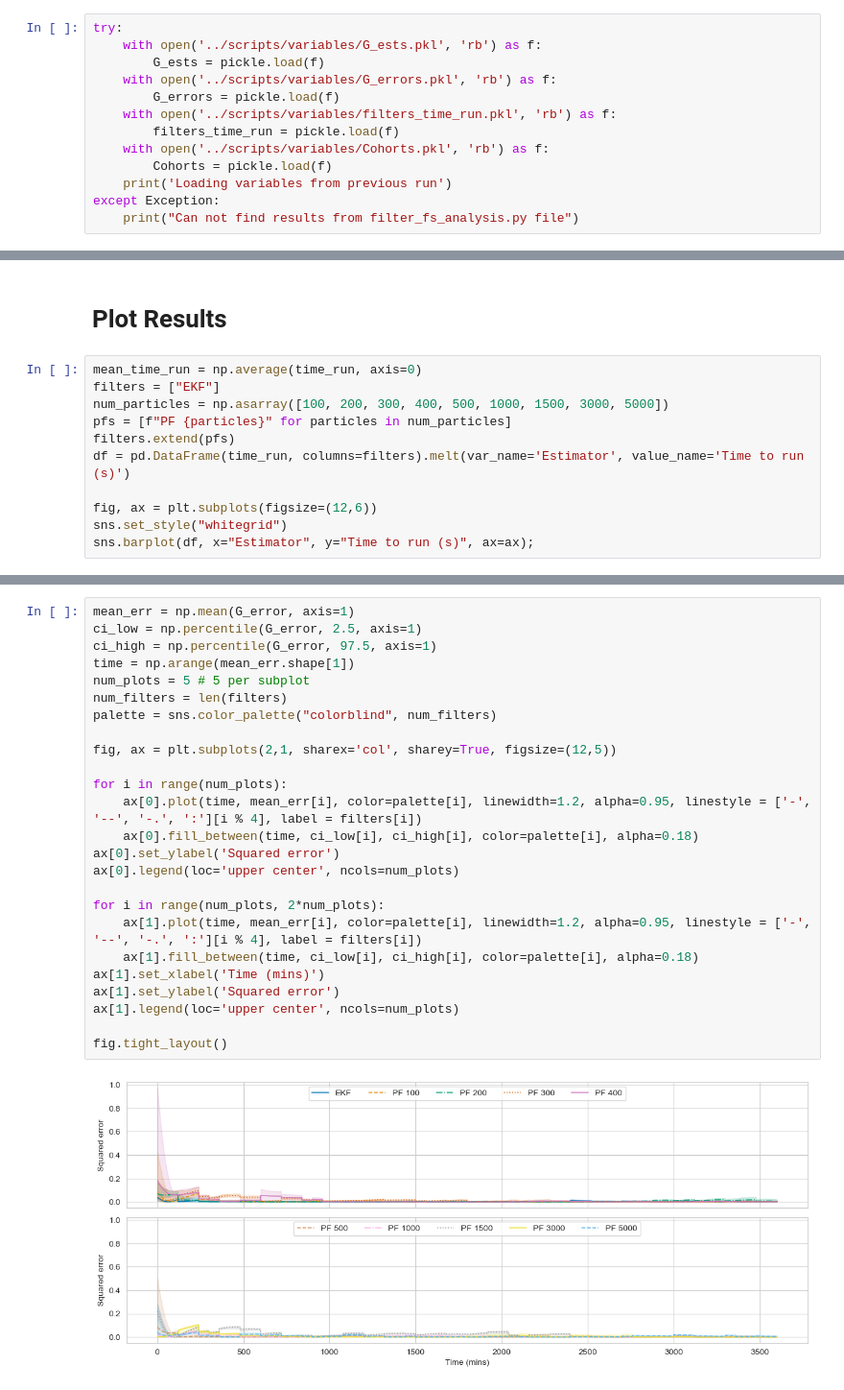
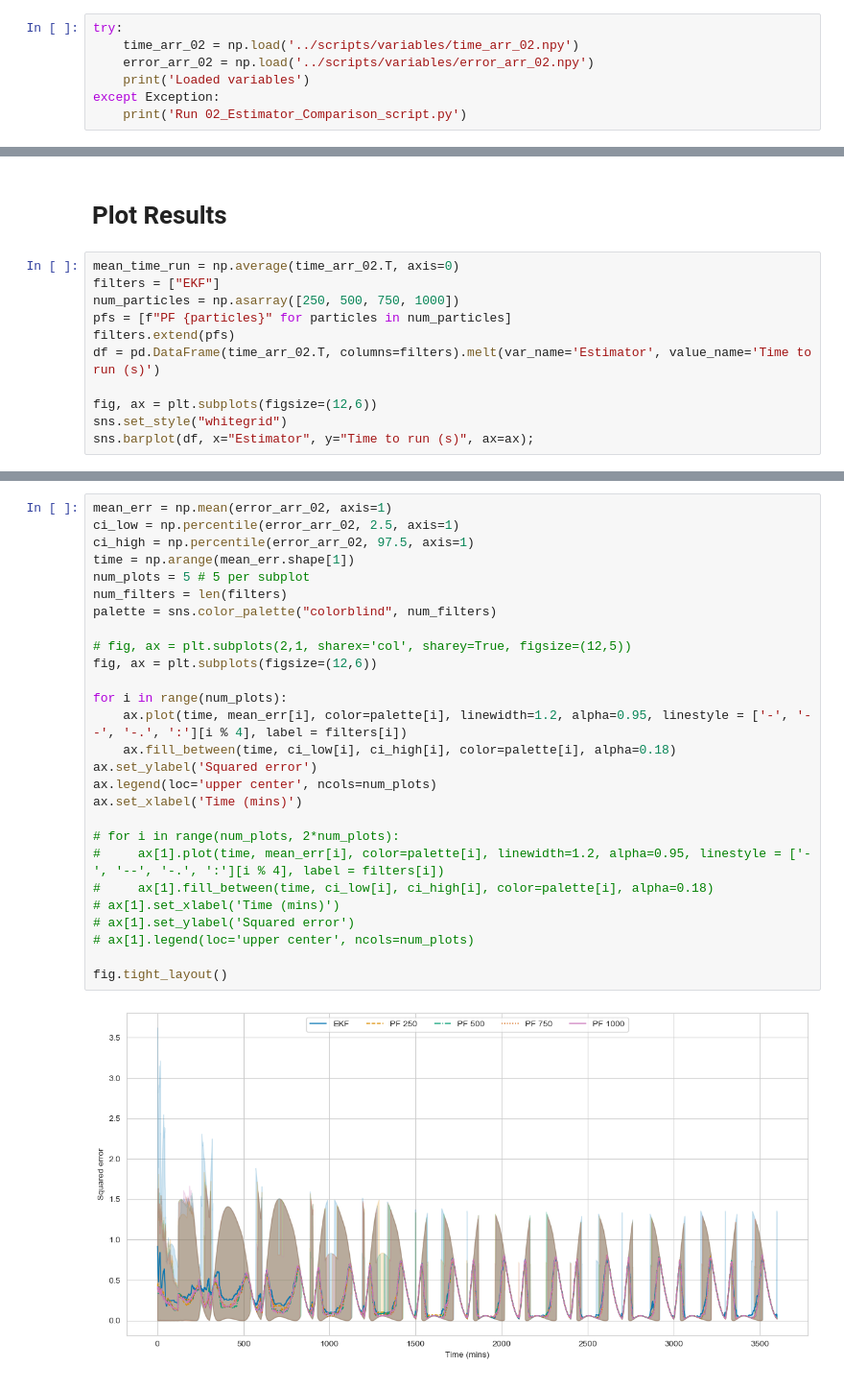
Before and after one commit to mlmulv/Thesis-Code, a Jupyter notebook: notebooks/02_Estimator_Comparison.ipynb, the cells around one changed output, grey strips where cells are left out. Shown at 96% size. Drawn from its saved outputs; the diff is of its cells as text.

Commit message:
cleaned variables and run smaller test dataset

```diff
--- a/notebooks/02_Estimator_Comparison.ipynb
+++ b/notebooks/02_Estimator_Comparison.ipynb
@@ -41,14 +42,8 @@ This file examines the accuracy and time complexity of the extended Kalman filte
 # %%
 try:
-    with open('../scripts/variables/G_ests.pkl', 'rb') as f:
-        G_ests = pickle.load(f)
-    with open('../scripts/variables/G_errors.pkl', 'rb') as f:
-        G_errors = pickle.load(f)
-    with open('../scripts/variables/filters_time_run.pkl', 'rb') as f:
-        filters_time_run = pickle.load(f)
-    with open('../scripts/variables/Cohorts.pkl', 'rb') as f:
-        Cohorts = pickle.load(f)
-    print('Loading variables from previous run')
+    time_arr_02 = np.load('../scripts/variables/time_arr_02.npy')
+    error_arr_02 = np.load('../scripts/variables/error_arr_02.npy')
+    print('Loaded variables')
 except Exception:
-    print("Can not find results from filter_fs_analysis.py file")
+    print('Run 02_Estimator_Comparison_script.py')
 # %% [output]
@@ -61,12 +51,12 @@ time_run = filters_time_run[idx]
 # %% [markdown]
 # Plot Results
 # %%
-mean_time_run = np.average(time_run, axis=0)
+mean_time_run = np.average(time_arr_02.T, axis=0)
 filters = ["EKF"]
-num_particles = np.asarray([100, 200, 300, 400, 500, 1000, 1500, 3000, 5000])
+num_particles = np.asarray([250, 500, 750, 1000])
 pfs = [f"PF {particles}" for particles in num_particles]
 filters.extend(pfs)
-df = pd.DataFrame(time_run, columns=filters).melt(var_name='Estimator', value_name='Time to run (s)')
+df = pd.DataFrame(time_arr_02.T, columns=filters).melt(var_name='Estimator', value_name='Time to run (s)')
 
 fig, ax = plt.subplots(figsize=(12,6))
 sns.set_style("whitegrid")
@@ -76,30 +66,32 @@ sns.barplot(df, x="Estimator", y="Time to run (s)", ax=ax);
 # %%
-mean_err = np.mean(G_error, axis=1)
-ci_low = np.percentile(G_error, 2.5, axis=1)
-ci_high = np.percentile(G_error, 97.5, axis=1)
+mean_err = np.mean(error_arr_02, axis=1)
+ci_low = np.percentile(error_arr_02, 2.5, axis=1)
+ci_high = np.percentile(error_arr_02, 97.5, axis=1)
 time = np.arange(mean_err.shape[1])
 num_plots = 5 # 5 per subplot
 num_filters = len(filters)
 palette = sns.color_palette("colorblind", num_filters)
 
-fig, ax = plt.subplots(2,1, sharex='col', sharey=True, figsize=(12,5))
+# fig, ax = plt.subplots(2,1, sharex='col', sharey=True, figsize=(12,5))
+fig, ax = plt.subplots(figsize=(12,6))
 
 for i in range(num_plots):
-    ax[0].plot(time, mean_err[i], color=palette[i], linewidth=1.2, alpha=0.95, linestyle = ['-', '--', '-.', ':'][i % 4], label = filters[i])
-    ax[0].fill_between(time, ci_low[i], ci_high[i], color=palette[i], alpha=0.18)
-ax[0].set_ylabel('Squared error')
-ax[0].legend(loc='upper center', ncols=num_plots)
+    ax.plot(time, mean_err[i], color=palette[i], linewidth=1.2, alpha=0.95, linestyle = ['-', '--', '-.', ':'][i % 4], label = filters[i])
+    ax.fill_between(time, ci_low[i], ci_high[i], color=palette[i], alpha=0.18)
+ax.set_ylabel('Squared error')
+ax.legend(loc='upper center', ncols=num_plots)
+ax.set_xlabel('Time (mins)')
 
-for i in range(num_plots, 2*num_plots):
-    ax[1].plot(time, mean_err[i], color=palette[i], linewidth=1.2, alpha=0.95, linestyle = ['-', '--', '-.', ':'][i % 4], label = filters[i])
-    ax[1].fill_between(time, ci_low[i], ci_high[i], color=palette[i], alpha=0.18)
-ax[1].set_xlabel('Time (mins)')
-ax[1].set_ylabel('Squared error')
-ax[1].legend(loc='upper center', ncols=num_plots)
+# for i in range(num_plots, 2*num_plots):
+#     ax[1].plot(time, mean_err[i], color=palette[i], linewidth=1.2, alpha=0.95, linestyle = ['-', '--', '-.', ':'][i % 4], label = filters[i])
+#     ax[1].fill_between(time, ci_low[i], ci_high[i], color=palette[i], alpha=0.18)
+# ax[1].set_xlabel('Time (mins)')
+# ax[1].set_ylabel('Squared error')
+# ax[1].legend(loc='upper center', ncols=num_plots)
 
 fig.tight_layout()
 # %% [output]
-[figure, old version]
+[figure, new version]
 # %%
 fig, ax = plt.subplots(figsize=(12,6))
 ax.plot(mean_time_run, mean_err[:,-1], linestyle='--', marker='*')
```
Also changed, not shown: parts of 8 cells of this notebook, 9 other files.
